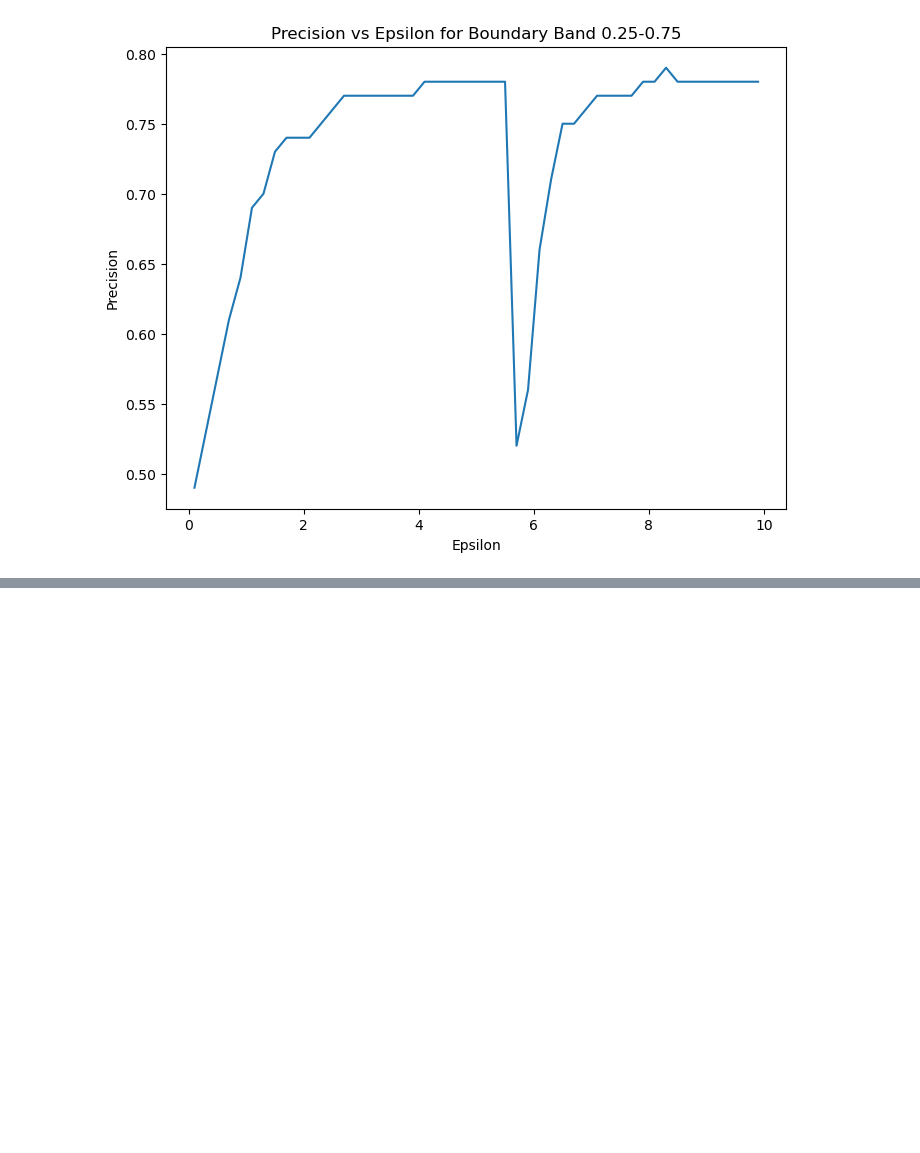
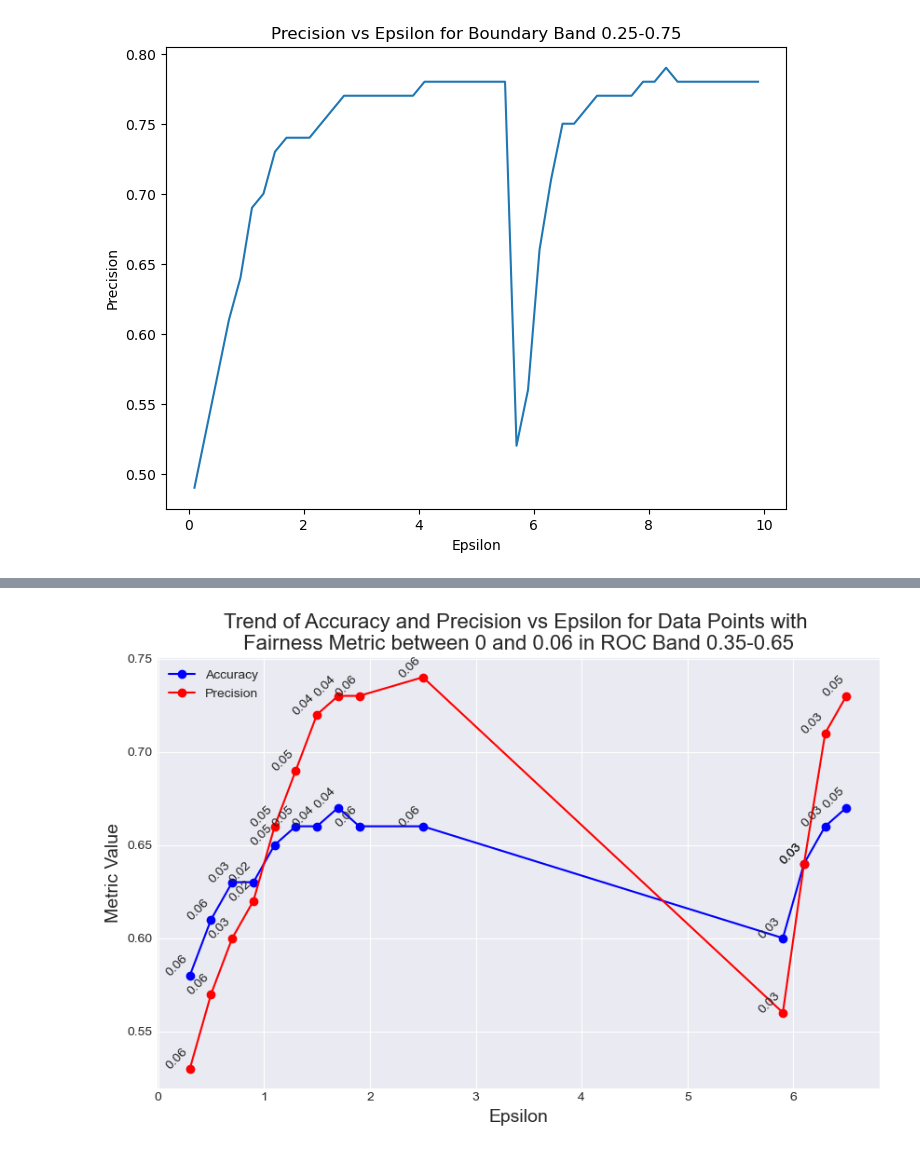
Before and after one commit to RU-Insane/compas-fairness-privacy-tradeoff-analysis, a Jupyter notebook: main/merged/fairness_privacy_merged.ipynb, the cells around one changed output, grey strips where cells are left out. Drawn from its saved outputs; the diff is of its cells as text; code cells hidden in the pictures; blank space fills up the shorter version.

```diff
--- a/main/merged/fairness_privacy_merged.ipynb
+++ b/main/merged/fairness_privacy_merged.ipynb
@@ -609,0 +635,40 @@ for (low, high), band_df in dfs.items():
+# %%
+df_band = dfs[(0.35, 0.65)]
+# %%
+# Select the DataFrame for the ROC band 0.35-0.65 and fairness metric between 0 and 0.06
+df_band_fairness = df_band[(df_band['fairness_metrics_roc_abs'] >= 0) & (df_band['fairness_metrics_roc_abs'] <= 0.06)]
+# %%
+# Set the style of the plot
+plt.style.use('seaborn-darkgrid')
+
+# Create a new figure with a specific size
+plt.figure(figsize=(10, 6))
+
+# Create a line plot of accuracy vs epsilon
+plt.plot(df_band_fairness['epsilon'], df_band_fairness['accuracy'], marker='o', linestyle='-', color='b', label='Accuracy')
+
+# Create a line plot of precision vs epsilon
+plt.plot(df_band_fairness['epsilon'], df_band_fairness['precision'], marker='o', linestyle='-', color='r', label='Precision')
+
+# Annotate the data points with their fairness values for accuracy
+for i, row in df_band_fairness.iterrows():
+    plt.text(row['epsilon'], row['accuracy'], f"{row['fairness_metrics_roc_abs']:.2f}", fontsize=10, ha='right', rotation=45)
+
+# Annotate the data points with their fairness values for precision
+for i, row in df_band_fairness.iterrows():
+    plt.text(row['epsilon'], row['precision'], f"{row['fairness_metrics_roc_abs']:.2f}", fontsize=10, ha='right', rotation=45)
+
+# Set the labels for the x and y axes
+plt.xlabel('Epsilon', fontsize=14)
+plt.ylabel('Metric Value', fontsize=14)
+
+# Set the title of the plot
+plt.title('Trend of Accuracy and Precision vs Epsilon for Data Points with \nFairness Metric between 0 and 0.06 in ROC Band 0.35-0.65', fontsize=16)
+
+# Add a legend
+plt.legend()
+
+# Show the plot
+plt.show()
+# %% [output]
+[figure, added]
```
Also changed, not shown: parts of 2 cells of this notebook.
